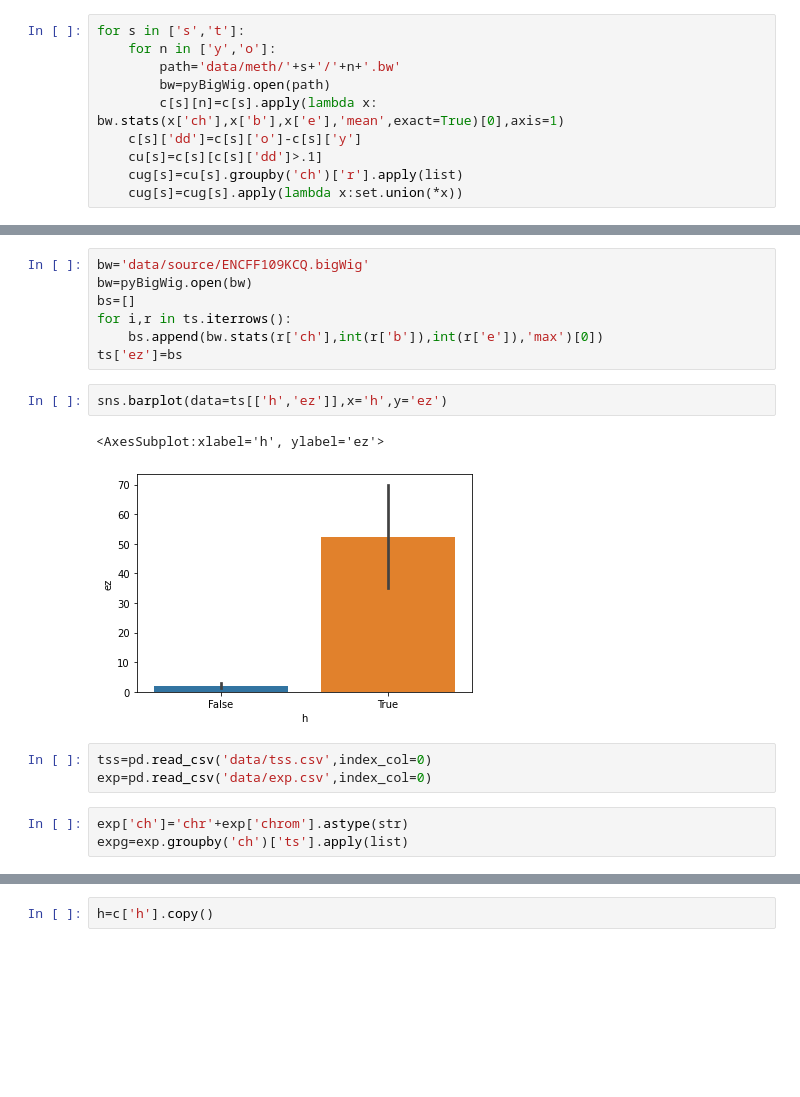
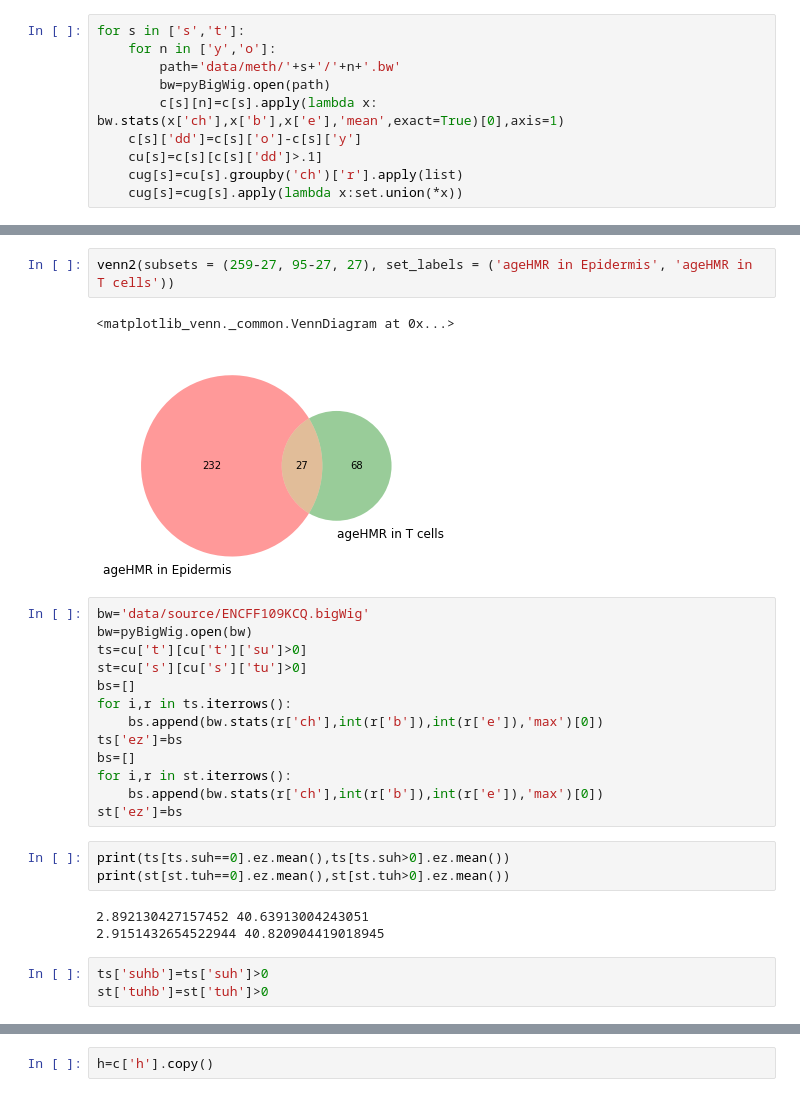
Before and after one commit to moqri/emi, a Jupyter notebook: com.ipynb, the cells around one changed output, grey strips where cells are left out. Cells and saved outputs as stored; diff of their text form; blank space fills up the shorter version.

```diff
--- a/com.ipynb
+++ b/com.ipynb
@@ -147,18 +127,27 @@ t[t.tu>0].h.sum()/10**3
+# %%
+venn2(subsets = (259-27, 95-27, 27), set_labels = ('ageHMR in Epidermis', 'ageHMR in T cells'))
+# %% [output]
+<matplotlib_venn._common.VennDiagram at 0x...>
+[figure, added]
 # %%
 bw='data/source/ENCFF109KCQ.bigWig'
 bw=pyBigWig.open(bw)
+ts=cu['t'][cu['t']['su']>0]
+st=cu['s'][cu['s']['tu']>0]
 bs=[]
 for i,r in ts.iterrows():
     bs.append(bw.stats(r['ch'],int(r['b']),int(r['e']),'max')[0])
 ts['ez']=bs
+bs=[]
+for i,r in st.iterrows():
+    bs.append(bw.stats(r['ch'],int(r['b']),int(r['e']),'max')[0])
+st['ez']=bs
-# %%
-sns.barplot(data=ts[['h','ez']],x='h',y='ez')
-# %% [output]
-<AxesSubplot:xlabel='h', ylabel='ez'>
-[figure, removed]
-# %%
-tss=pd.read_csv('data/tss.csv',index_col=0)
-exp=pd.read_csv('data/exp.csv',index_col=0)
-# %%
-exp['ch']='chr'+exp['chrom'].astype(str)
-expg=exp.groupby('ch')['ts'].apply(list)
+# %%
+print(ts[ts.suh==0].ez.mean(),ts[ts.suh>0].ez.mean())
+print(st[st.tuh==0].ez.mean(),st[st.tuh>0].ez.mean())
+# %% [output]
+2.892130427157452 40.63913004243051
+2.9151432654522944 40.820904419018945
+# %%
+ts['suhb']=ts['suh']>0
+st['tuhb']=st['tuh']>0
```
Also changed, not shown: parts of 39 cells of this notebook, 1 other file.
